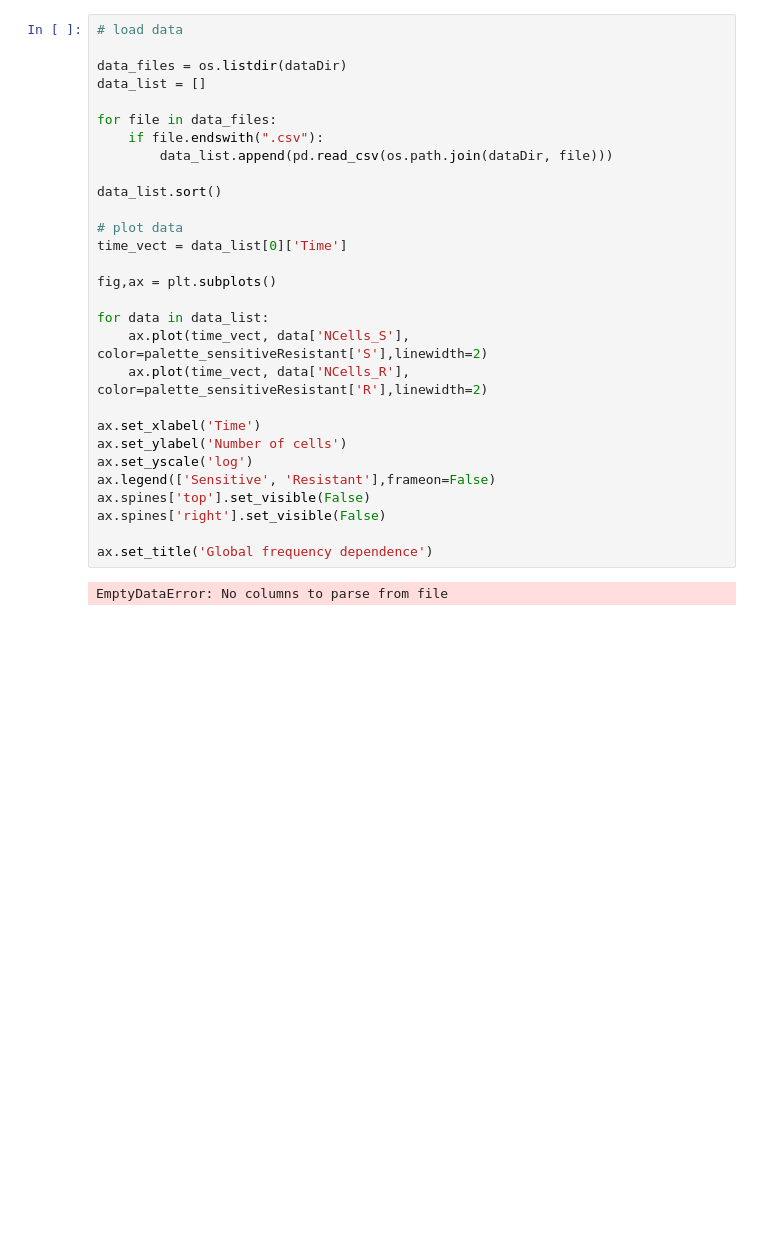
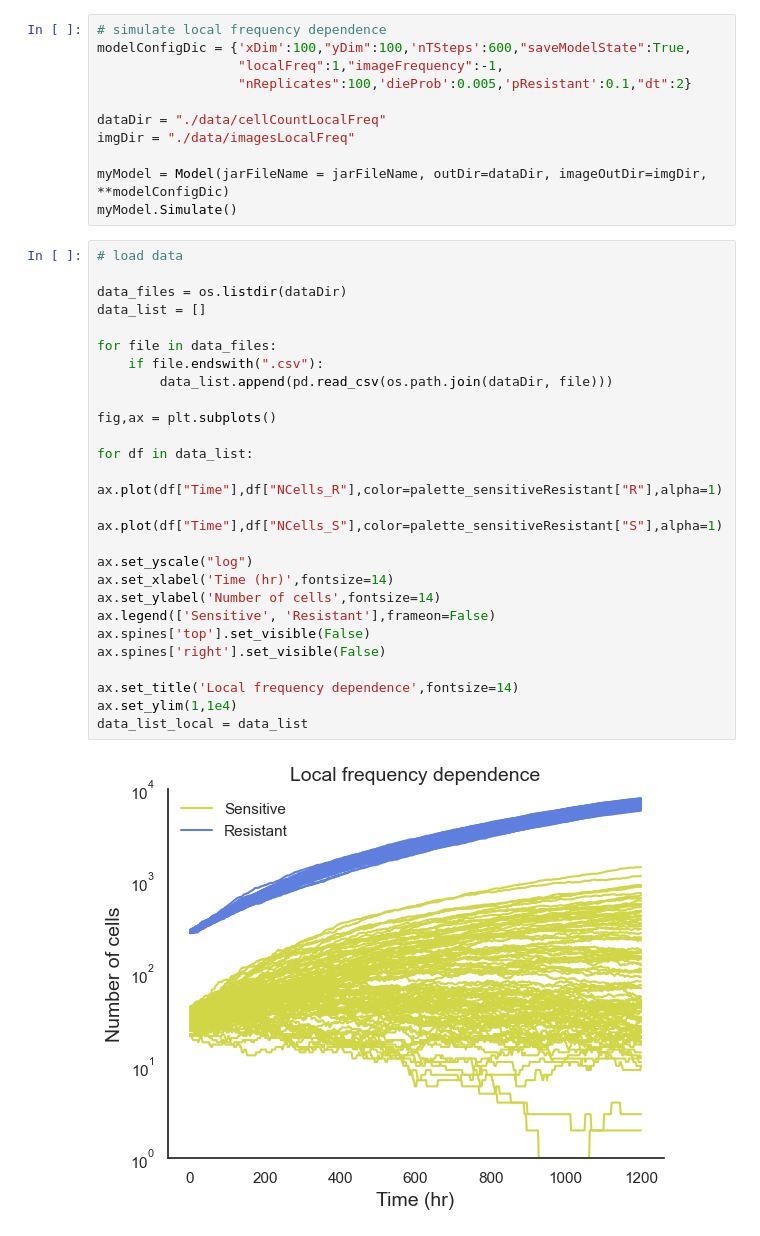
Before and after one commit to eshanking/HAL_fds, a Jupyter notebook: FrequencyDependence/freq_dependent_tumor.ipynb, the cells around one changed output. Cells and saved outputs as stored; diff of their text form; blank space fills up the shorter version.

```diff
--- a/FrequencyDependence/freq_dependent_tumor.ipynb
+++ b/FrequencyDependence/freq_dependent_tumor.ipynb
@@ -47,31 +71,39 @@ myModel.Simulate()
+# %%
+# simulate local frequency dependence
+modelConfigDic = {'xDim':100,"yDim":100,'nTSteps':600,"saveModelState":True,
+                  "localFreq":1,"imageFrequency":-1,
+                  "nReplicates":100,'dieProb':0.005,'pResistant':0.1,"dt":2}
+
+dataDir = "./data/cellCountLocalFreq"
+imgDir = "./data/imagesLocalFreq"
+
+myModel = Model(jarFileName = jarFileName, outDir=dataDir, imageOutDir=imgDir, **modelConfigDic)
+myModel.Simulate()
 # %%
 # load data
 
 data_files = os.listdir(dataDir)
 data_list = []
 
 for file in data_files:
     if file.endswith(".csv"):
         data_list.append(pd.read_csv(os.path.join(dataDir, file)))
 
-data_list.sort()
-
-# plot data
-time_vect = data_list[0]['Time']
-
 fig,ax = plt.subplots()
 
-for data in data_list:
-    ax.plot(time_vect, data['NCells_S'], color=palette_sensitiveResistant['S'],linewidth=2)
-    ax.plot(time_vect, data['NCells_R'], color=palette_sensitiveResistant['R'],linewidth=2)
+for df in data_list:
+    ax.plot(df["Time"],df["NCells_R"],color=palette_sensitiveResistant["R"],alpha=1)
+    ax.plot(df["Time"],df["NCells_S"],color=palette_sensitiveResistant["S"],alpha=1)
 
-ax.set_xlabel('Time')
-ax.set_ylabel('Number of cells')
-ax.set_yscale('log')
+ax.set_yscale("log")
+ax.set_xlabel('Time (hr)',fontsize=14)
+ax.set_ylabel('Number of cells',fontsize=14)
 ax.legend(['Sensitive', 'Resistant'],frameon=False)
 ax.spines['top'].set_visible(False)
 ax.spines['right'].set_visible(False)
 
-ax.set_title('Global frequency dependence')
+ax.set_title('Local frequency dependence',fontsize=14)
+ax.set_ylim(1,1e4)
+data_list_local = data_list
 # %% [output]
-EmptyDataError: No columns to parse from file
+[figure, added]
```
Also changed, not shown: parts of 10 cells of this notebook, 3 other files.
